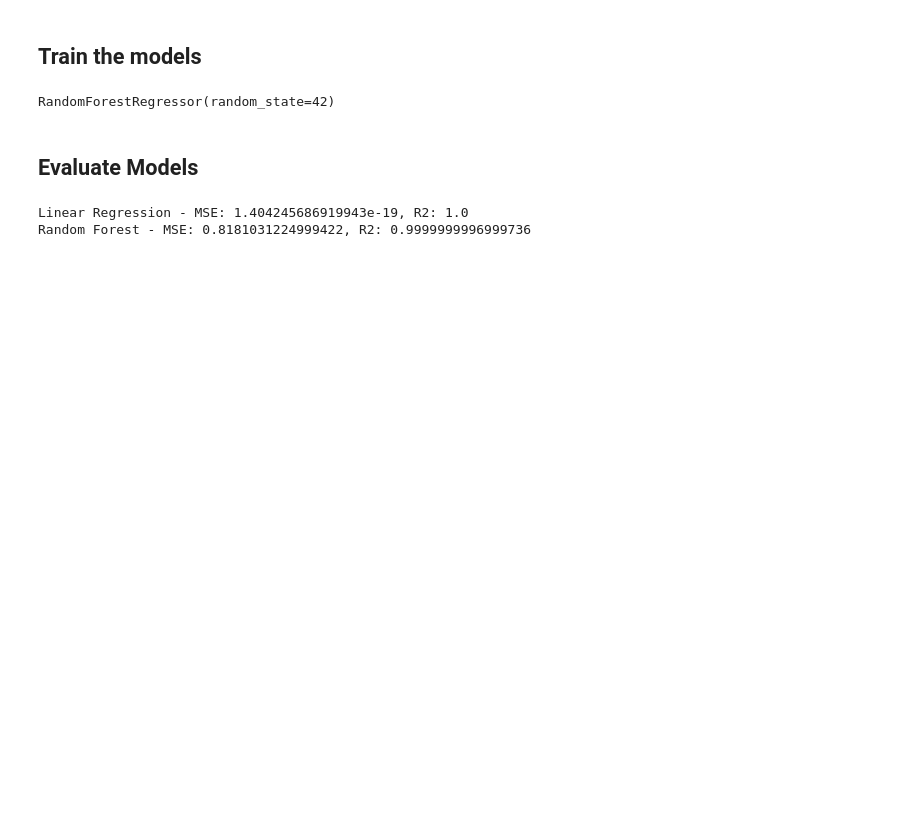
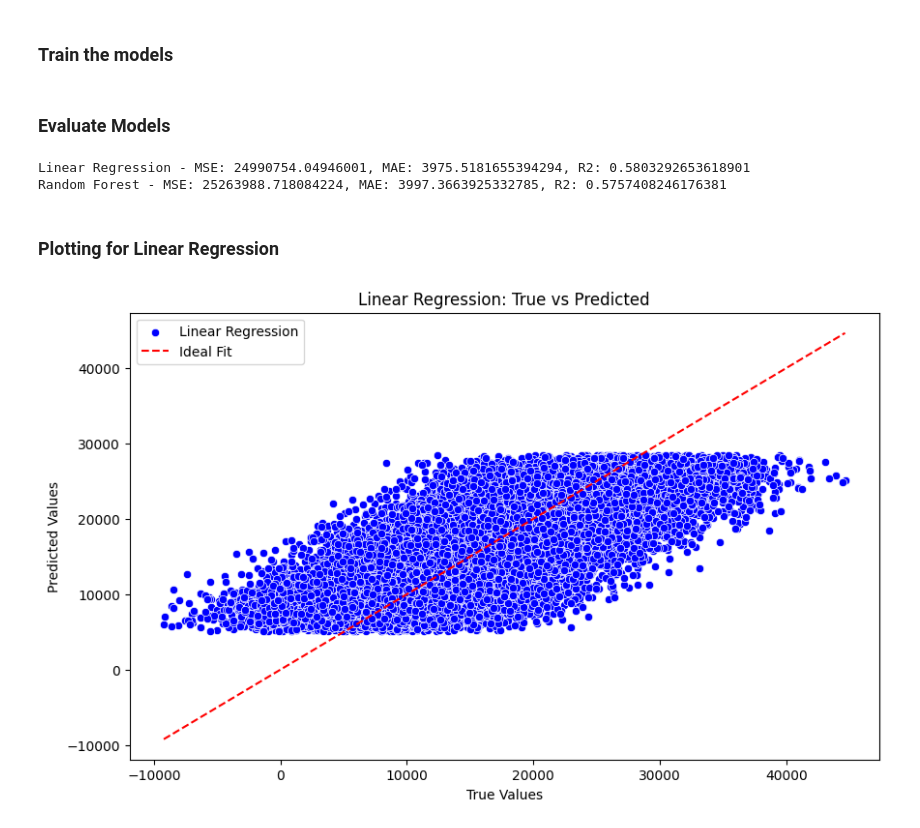
Before and after one commit to Manya14Jain/TCS-ion-HRSalaryPrediction, a Jupyter notebook: main.ipynb, the cells around one changed output. Saved outputs shown, nothing was run; the diff lists cells and outputs as text; code cells hidden in the pictures; blank space fills up the shorter version.

```diff
--- a/main.ipynb
+++ b/main.ipynb
@@ -12,3 +15,3 @@ import joblib
 # %%
-df = pd.read_csv("hr_salary_data.csv")
+data = pd.read_csv("hr_salary_data.csv")
 # %% [markdown]
@@ -19 +19,6 @@ y = df["Current_Salary"]
+# %%
+features = ["Age", "Years_of_Experience"]
+
+X = data[features]
+y = data["Target_Salary"]
 # %% [markdown]
@@ -21,31 +26,56 @@ y = df["Current_Salary"]
 # %%
 X_train, X_test, y_train, y_test = train_test_split(X, y, test_size=0.2, random_state=42)
 # %% [markdown]
-## Train the models
+### Train the models
 # %%
 linear_model = LinearRegression()
 linear_model.fit(X_train, y_train)
 
+# Train the model
+linear_model.fit(X, y)
+
+# Predict without using "Current Salary"
+input_data = pd.DataFrame([[25, 5]], columns=["Age", "Years_of_Experience"])
+prediction = linear_model.predict(input_data)
+
 random_forest_model = RandomForestRegressor(n_estimators=100, random_state=42)
 random_forest_model.fit(X_train, y_train)
+
+ridge_model = Ridge(alpha=1.0)
+ridge_model.fit(X, y)
+prediction = ridge_model.predict(input_data)
-# %% [output]
-RandomForestRegressor(random_state=42)
 # %% [markdown]
-## Evaluate Models
+### Evaluate Models
 # %%
+## Evaluate Models
 def evaluate_model(model, X_test, y_test):
     predictions = model.predict(X_test)
     mse = mean_squared_error(y_test, predictions)
+    mae = mean_absolute_error(y_test, predictions)
     r2 = r2_score(y_test, predictions)
-    return mse, r2
+    return mse, mae, r2, predictions
 
 # Linear Regression Metrics
-mse_lr, r2_lr = evaluate_model(linear_model, X_test, y_test)
-print(f"Linear Regression - MSE: {mse_lr}, R2: {r2_lr}")
+mse_lr, mae_lr, r2_lr, preds_lr = evaluate_model(linear_model, X_test, y_test)
+print(f"Linear Regression - MSE: {mse_lr}, MAE: {mae_lr}, R2: {r2_lr}")
 
 # Random Forest Metrics
-mse_rf, r2_rf = evaluate_model(random_forest_model, X_test, y_test)
-print(f"Random Forest - MSE: {mse_rf}, R2: {r2_rf}")
+mse_rf, mae_rf, r2_rf, preds_rf = evaluate_model(random_forest_model, X_test, y_test)
+print(f"Random Forest - MSE: {mse_rf}, MAE: {mae_rf}, R2: {r2_rf}")
 # %% [output]
-Linear Regression - MSE: 1.404245686919943e-19, R2: 1.0
-Random Forest - MSE: 0.8181031224999422, R2: 0.9999999996999736
+Linear Regression - MSE: 24990754.04946001, MAE: 3975.5181655394294, R2: 0.5803292653618901
+Random Forest - MSE: 25263988.718084224, MAE: 3997.3663925332785, R2: 0.5757408246176381
+# %% [markdown]
+### Plotting for Linear Regression
+# %%
+# Comparison of True vs Predicted for Linear Regression
+plt.figure(figsize=(10, 6))
+sns.scatterplot(x=y_test, y=preds_lr, label="Linear Regression", color="blue")
+sns.lineplot(x=y_test, y=y_test, color="red", linestyle="--", label="Ideal Fit")
+plt.title("Linear Regression: True vs Predicted")
+plt.xlabel("True Values")
+plt.ylabel("Predicted Values")
+plt.legend()
+plt.show()
+# %% [output]
+[figure, added]
```
Also changed, not shown: parts of 11 cells of this notebook, 7 other files.
